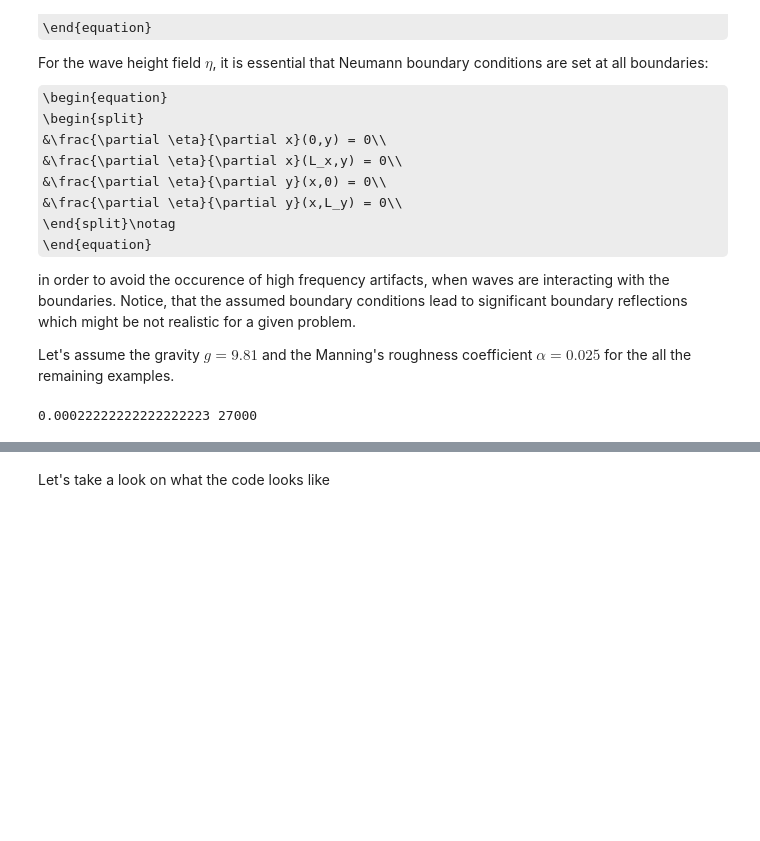
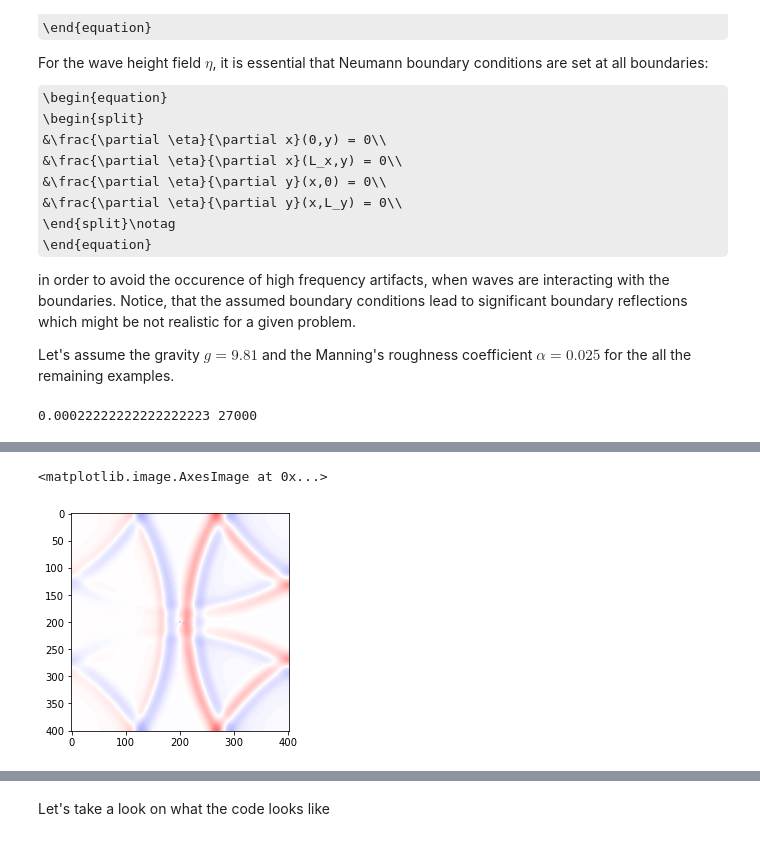
Before and after one commit to AtilaSaraiva/devito, a Jupyter notebook: examples/cfd/08_shallow_water_equation.ipynb, the cells around one changed output, grey strips where cells are left out. Drawn from its saved outputs; the diff is of its cells as text; code cells hidden in the pictures; some formulas as TeX source; blank space fills up the shorter version.

```diff
--- a/examples/cfd/08_shallow_water_equation.ipynb
+++ b/examples/cfd/08_shallow_water_equation.ipynb
@@ -214,11 +219,11 @@ M0 = 100. * eta0
 N0 = 0. * M0
 D0 = eta0 + 50.
 
-grid  = Grid(shape=(ny, nx), extent=(Ly, Lx))
+grid  = Grid(shape=(ny, nx), extent=(Ly, Lx), dtype=np.float64)
 # %% [output]
 0.00022222222222222223 27000
 # %%
-nsnaps = 100
+nsnaps = 400
 
 # Defining symbolic functions
 eta   = TimeFunction(name='eta', grid=grid, space_order=2)
@@ -243,10 +248,11 @@ etasave = TimeFunction(name='etasave', grid=grid, space_order=2,
 
 
 # Compile the operator
-op = ForwardOperator(etasave, eta, M, N, h, D, g, alpha)
+op = ForwardOperator(etasave, eta, M, N, h, D, g, alpha, grid)
 
 # Use the operator
-op(eta=eta, etasave=etasave, M=M, N=N, D=D, h=h, time=nt-2, dt=dt)
+#op(eta=eta, etasave=etasave, M=M, N=N, D=D, h=h, time=nt-2, dt=dt)
+op.apply(eta=eta, etasave=etasave, M=M, N=N, D=D, h=h, time=nt-2, dt=dt)
 
-snaps2video(etasave, "Modeling a tsunami in an ocean with constant depth")
+#snaps2video(etasave, "Modeling a tsunami in an ocean with constant depth")
 # %% [output]
@@ -271,0 +271,7 @@ Performance[mode=advanced] arguments: {'nthreads': 6}
+# %%
+it = int(400*14/20)+6
+# %%
+plt.imshow(etasave.data[it].T, vmin=-1, vmax=1, cmap="seismic")
+# %% [output]
+<matplotlib.image.AxesImage at 0x...>
+[figure, added]
```
Also changed, not shown: parts of 19 cells of this notebook.
